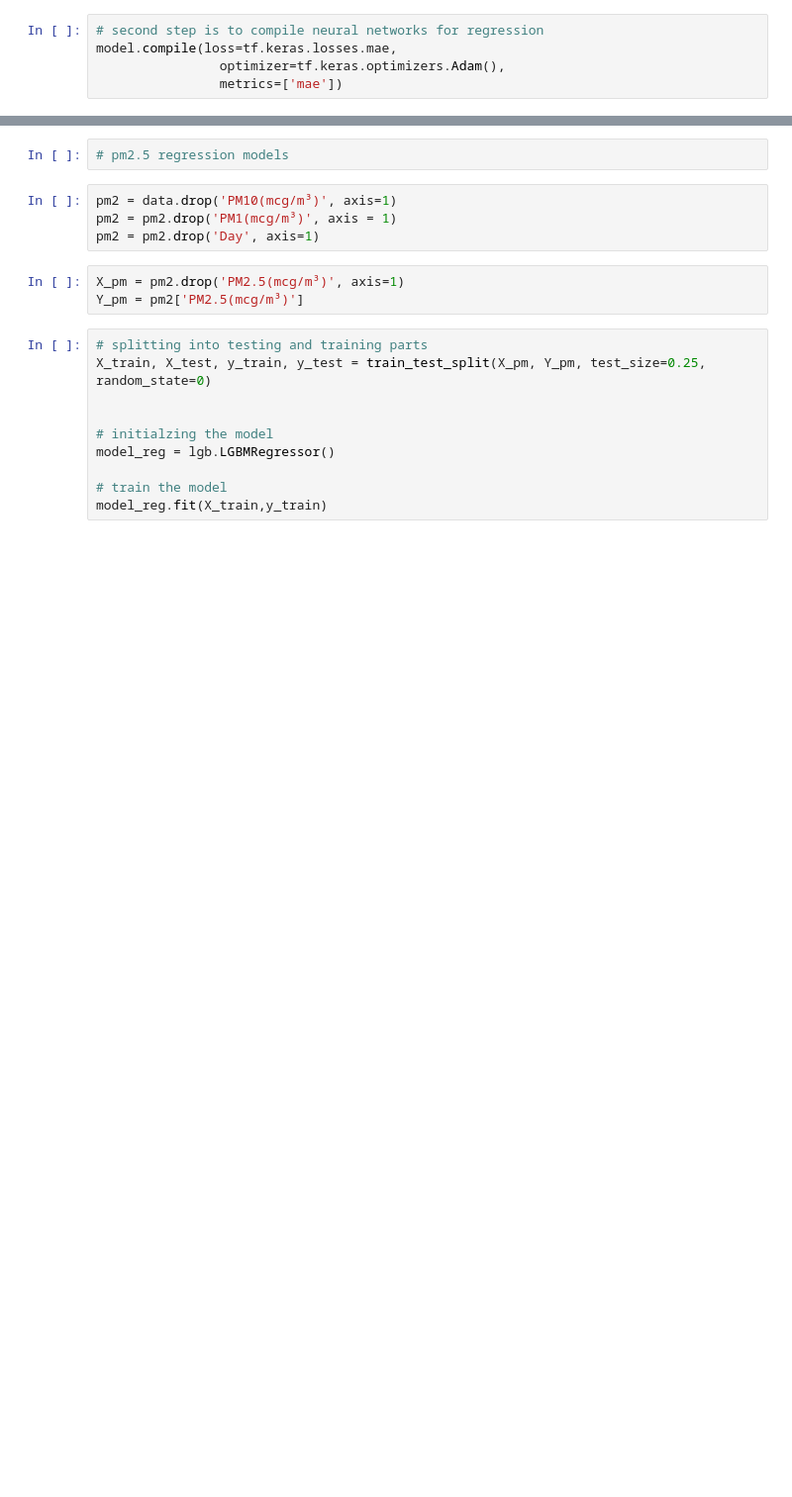
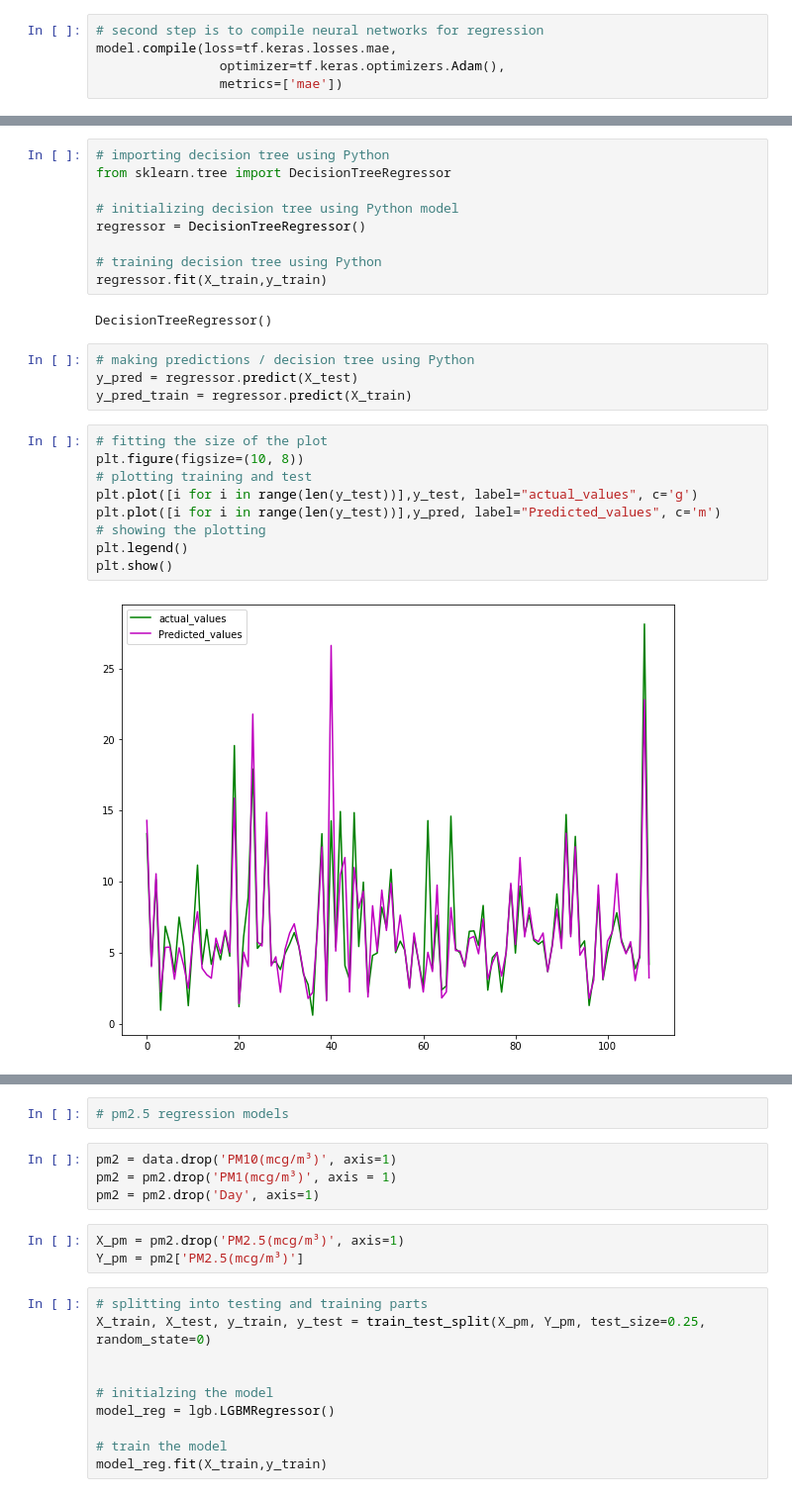
Before and after one commit to bashiralam185/Final_year_project, a Jupyter notebook: Datasets/PM1-PM10.ipynb, the cells around one changed output, grey strips where cells are left out. Shown at 99% size. Cells and saved outputs as stored; diff of their text form; blank space fills up the shorter version.

```diff
--- a/Datasets/PM1-PM10.ipynb
+++ b/Datasets/PM1-PM10.ipynb
@@ -252,0 +298,26 @@ plt.show()
+# %%
+# importing decision tree using Python
+from sklearn.tree import DecisionTreeRegressor
+
+# initializing decision tree using Python model
+regressor = DecisionTreeRegressor()
+
+# training decision tree using Python
+regressor.fit(X_train,y_train)
+# %% [output]
+DecisionTreeRegressor()
+# %%
+# making predictions / decision tree using Python
+y_pred = regressor.predict(X_test)
+y_pred_train = regressor.predict(X_train)
+# %%
+# fitting the size of the plot
+plt.figure(figsize=(10, 8))
+# plotting training and test
+plt.plot([i for i in range(len(y_test))],y_test, label="actual_values", c='g')
+plt.plot([i for i in range(len(y_test))],y_pred, label="Predicted_values", c='m')
+# showing the plotting
+plt.legend()
+plt.show()
+# %% [output]
+[figure, added]
```
Also changed, not shown: parts of 63 cells of this notebook, 14 other files.
